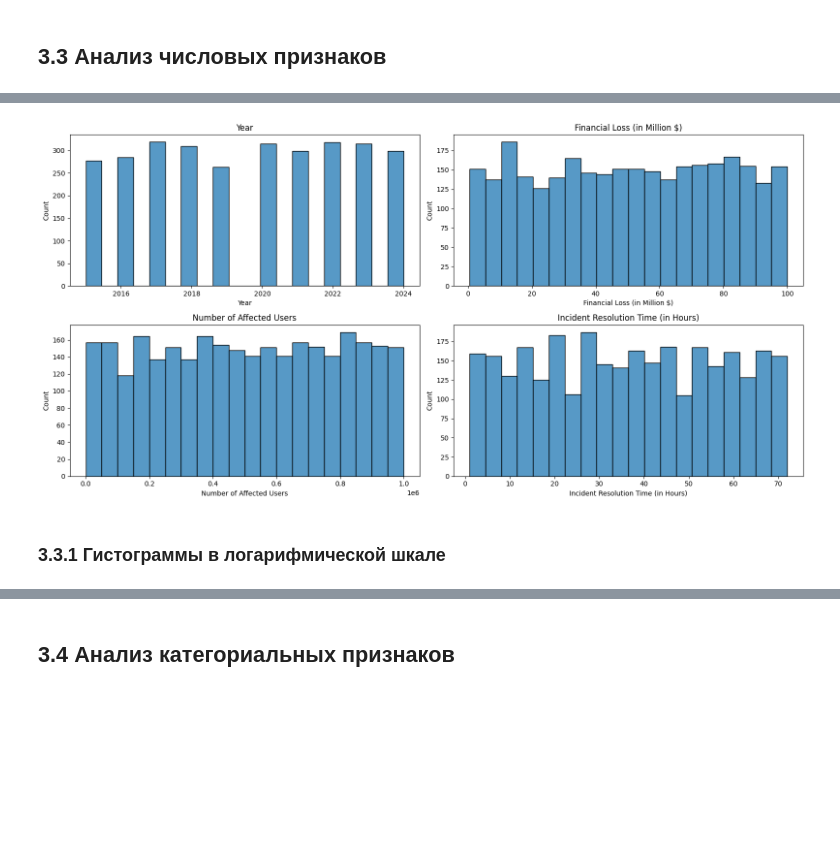
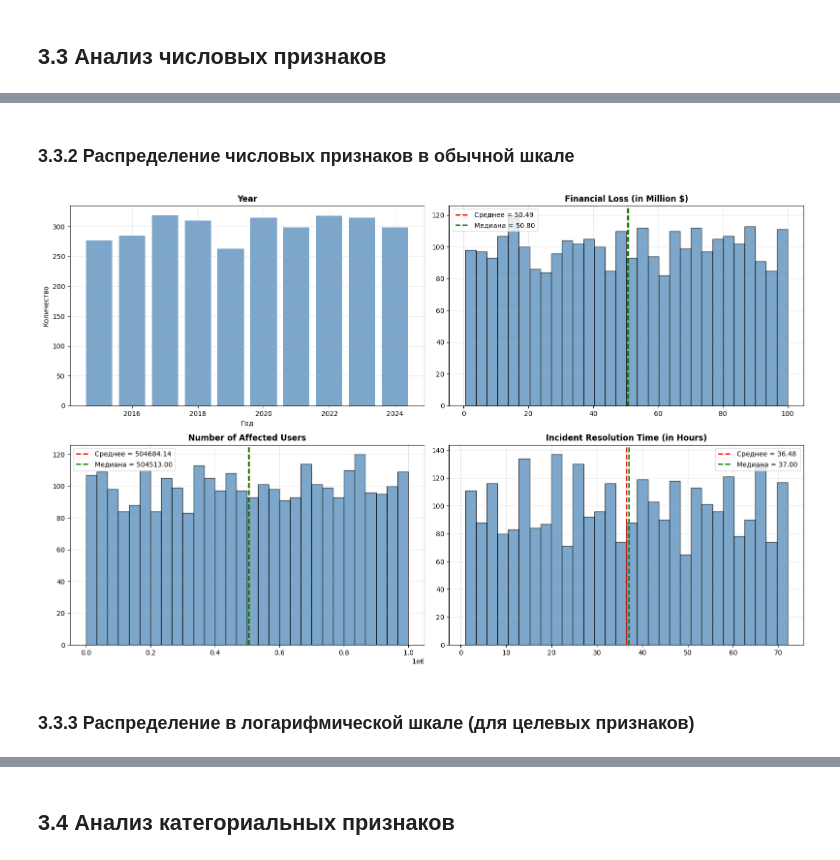
Before and after one commit to 2made1ra/ML_fall25, a Jupyter notebook: lab/first/first_organized.ipynb, the cells around one changed output, grey strips where cells are left out. Cells and saved outputs as stored; diff of their text form; code cells hidden in the pictures; blank space fills up the shorter version.

```diff
--- a/lab/first/first_organized.ipynb
+++ b/lab/first/first_organized.ipynb
@@ -117,15 +119,32 @@ df.describe()
-# %%
-width, height = 2, int(np.ceil(len(num_columns)/2))
-fig, axes = plt.subplots(height, width, figsize=(16, 4*height))
-axes = axes.flatten()
-
-for idx, col in enumerate(num_columns):
-    sns.histplot(data=df, x=col, bins=20, ax=axes[idx])
-    axes[idx].set_title(col)
-
-plt.tight_layout()
-plt.show()
-# %% [output]
-[figure, removed]
+# %% [markdown]
+### 3.3.2 Распределение числовых признаков в обычной шкале
+# %%
+# Гистограммы всех числовых признаков в обычной шкале
+fig, axes = plt.subplots(2, 2, figsize=(16, 10))
+axes = axes.flatten()
+
+for idx, col in enumerate(num_columns):
+    # Исключаем Year из обычного анализа (он имеет равномерное распределение по годам)
+    if col == 'Year':
+        # Для Year - столбчатая диаграмма
+        year_counts = df['Year'].value_counts().sort_index()
+        axes[idx].bar(year_counts.index, year_counts.values, color='steelblue', alpha=0.7)
+        axes[idx].set_title(f'{col}', fontsize=12, fontweight='bold')
+        axes[idx].set_xlabel('Год')
+        axes[idx].set_ylabel('Количество')
+    else:
+        # Для остальных - гистограммы с линиями среднего и медианы
+        axes[idx].hist(df[col], bins=30, edgecolor='black', alpha=0.7, color='steelblue')
+        axes[idx].axvline(df[col].mean(), color='red', linestyle='--', linewidth=2, label=f'Среднее = {df[col].mean():.2f}')
+        axes[idx].axvline(df[col].median(), color='green', linestyle='--', linewidth=2, label=f'Медиана = {df[col].median():.2f}')
+        axes[idx].set_title(f'{col}', fontsize=12, fontweight='bold')
+        axes[idx].legend()
+
+    axes[idx].grid(True, alpha=0.3)
+
+plt.tight_layout()
+plt.show()
+# %% [output]
+[figure, added]
 # %% [markdown]
-### 3.3.1 Гистограммы в логарифмической шкале
+### 3.3.3 Распределение в логарифмической шкале (для целевых признаков)
```
Also changed, not shown: parts of 28 cells of this notebook.
